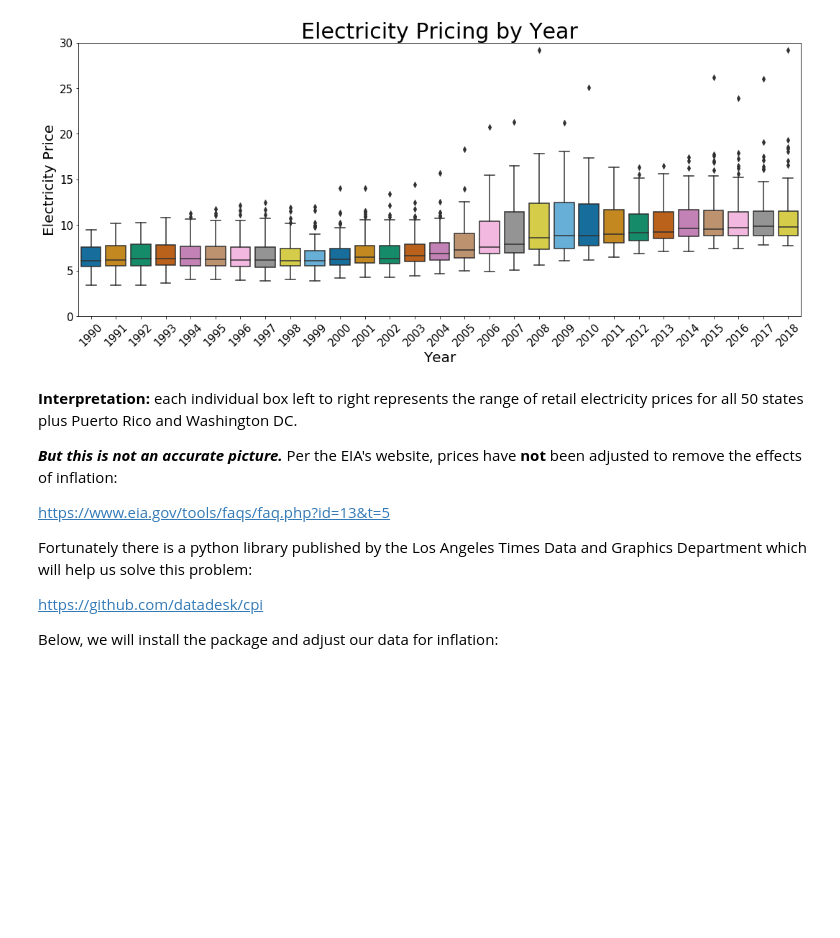
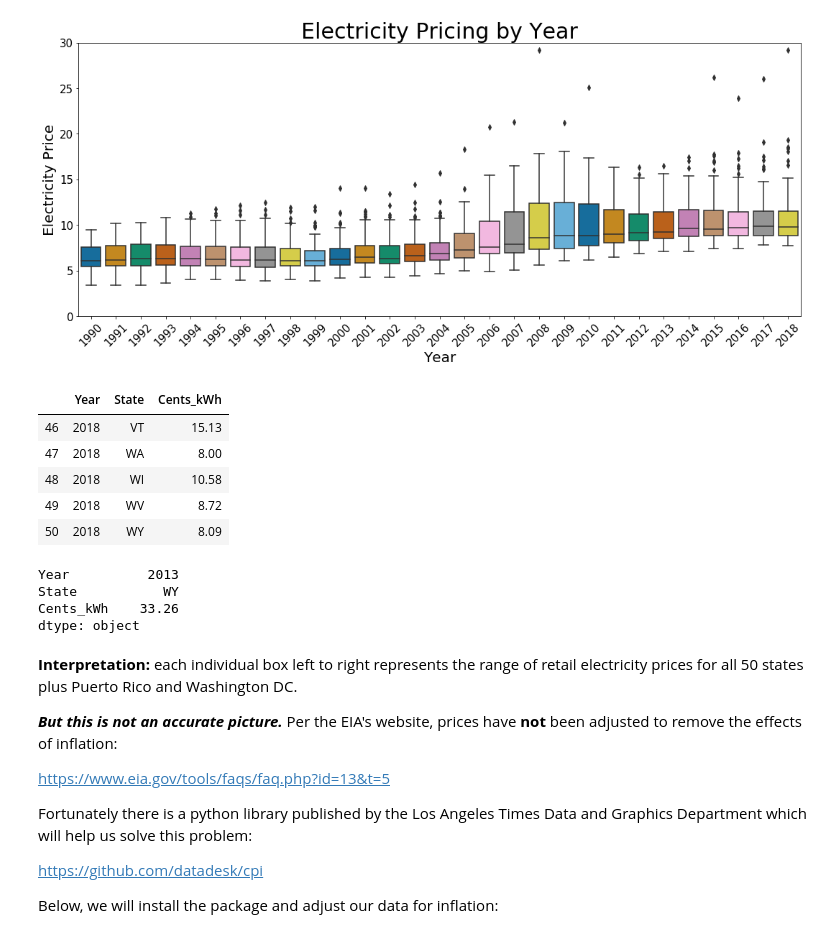
Before and after one commit to asternick/dsi9-capstone, a Jupyter notebook: electricity_rates.ipynb, the cells around one changed output. Drawn from its saved outputs; the diff is of its cells as text; code cells hidden in the pictures; blank space fills up the shorter version.

```diff
--- a/electricity_rates.ipynb
+++ b/electricity_rates.ipynb
@@ -137,6 +141,22 @@ ax.set_ylabel("Electricity Price",fontsize=20);
 ax.tick_params(labelsize=15)
 # %% [output]
 [figure]
+# %%
+dfr.tail()
+# %% [output]
+|  | Year | State | Cents_kWh |
+| 46 | 2018 | VT | 15.13 |
+| 47 | 2018 | WA | 8.00 |
+| 48 | 2018 | WI | 10.58 |
+| 49 | 2018 | WV | 8.72 |
+| 50 | 2018 | WY | 8.09 |
+# %%
+dfr[dfr['Year'] == 2013].max()
+# %% [output]
+Year          2013
+State           WY
+Cents_kWh    33.26
+dtype: object
 # %% [markdown]
 **Interpretation:** each individual box left to right represents the range of retail electricity prices for all 50 states plus Puerto Rico and Washington DC.
 
```
Also changed, not shown: parts of 30 cells of this notebook, 8 other files.
